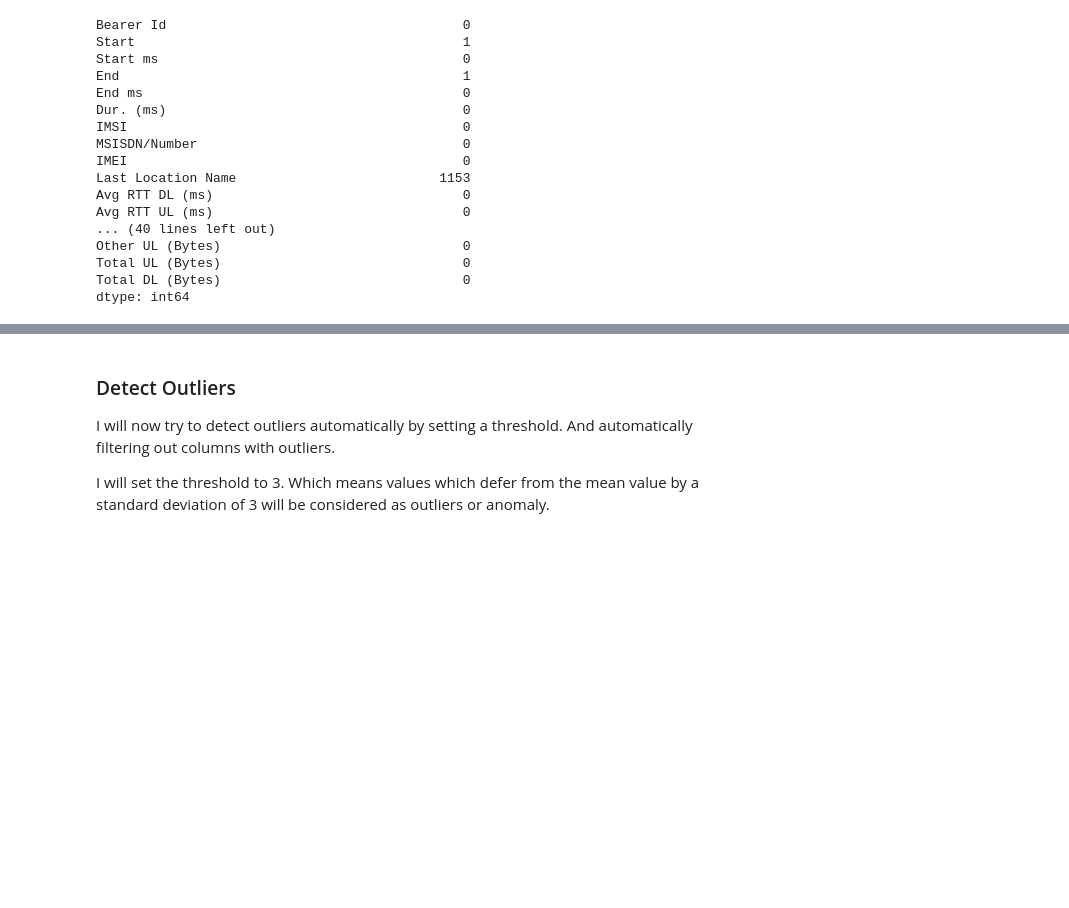
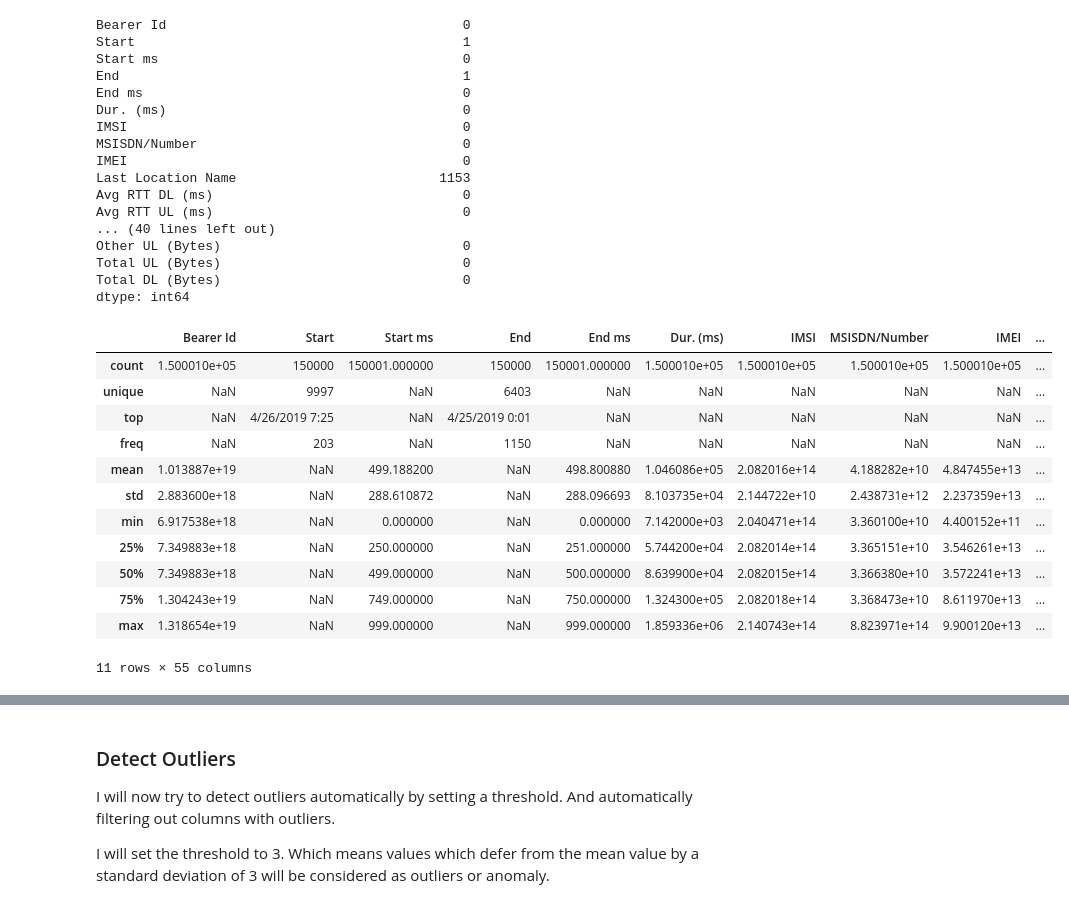
Before and after one commit to biniyam69/telecom, a Jupyter notebook: notebooks/EDA.ipynb, the cells around one changed output, grey strips where cells are left out. Drawn from its saved outputs; the diff is of its cells as text; code cells hidden in the pictures; blank space fills up the shorter version.

```diff
--- a/notebooks/EDA.ipynb
+++ b/notebooks/EDA.ipynb
@@ -366,3 +354,20 @@ Other UL (Bytes)                               0
 Total UL (Bytes)                               0
 Total DL (Bytes)                               0
 dtype: int64
+# %%
+description = df.describe(include='all')
+description
+# %% [output]
+|  | Bearer Id | Start | Start ms | End | End ms | Dur. (ms) | IMSI | MSISDN/Number | IMEI | ... |
+| count | 1.500010e+05 | 150000 | 150001.000000 | 150000 | 150001.000000 | 1.500010e+05 | 1.500010e+05 | 1.500010e+05 | 1.500010e+05 | ... |
+| unique | NaN | 9997 | NaN | 6403 | NaN | NaN | NaN | NaN | NaN | ... |
+| top | NaN | 4/26/2019 7:25 | NaN | 4/25/2019 0:01 | NaN | NaN | NaN | NaN | NaN | ... |
+| freq | NaN | 203 | NaN | 1150 | NaN | NaN | NaN | NaN | NaN | ... |
+| mean | 1.013887e+19 | NaN | 499.188200 | NaN | 498.800880 | 1.046086e+05 | 2.082016e+14 | 4.188282e+10 | 4.847455e+13 | ... |
+| std | 2.883600e+18 | NaN | 288.610872 | NaN | 288.096693 | 8.103735e+04 | 2.144722e+10 | 2.438731e+12 | 2.237359e+13 | ... |
+| min | 6.917538e+18 | NaN | 0.000000 | NaN | 0.000000 | 7.142000e+03 | 2.040471e+14 | 3.360100e+10 | 4.400152e+11 | ... |
+| 25% | 7.349883e+18 | NaN | 250.000000 | NaN | 251.000000 | 5.744200e+04 | 2.082014e+14 | 3.365151e+10 | 3.546261e+13 | ... |
+| 50% | 7.349883e+18 | NaN | 499.000000 | NaN | 500.000000 | 8.639900e+04 | 2.082015e+14 | 3.366380e+10 | 3.572241e+13 | ... |
+| 75% | 1.304243e+19 | NaN | 749.000000 | NaN | 750.000000 | 1.324300e+05 | 2.082018e+14 | 3.368473e+10 | 8.611970e+13 | ... |
+| max | 1.318654e+19 | NaN | 999.000000 | NaN | 999.000000 | 1.859336e+06 | 2.140743e+14 | 8.823971e+14 | 9.900120e+13 | ... |
+11 rows × 55 columns
```
Also changed, not shown: parts of 6 cells of this notebook.
